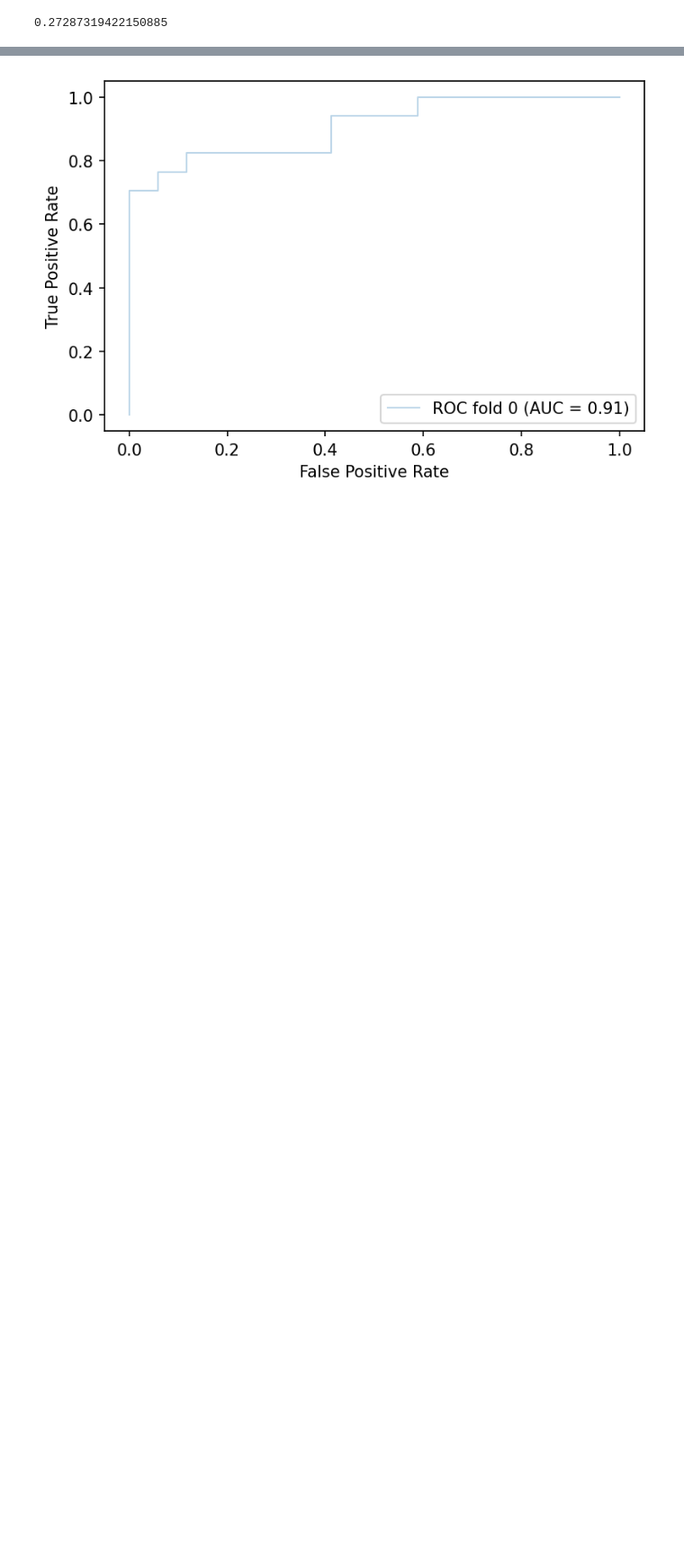
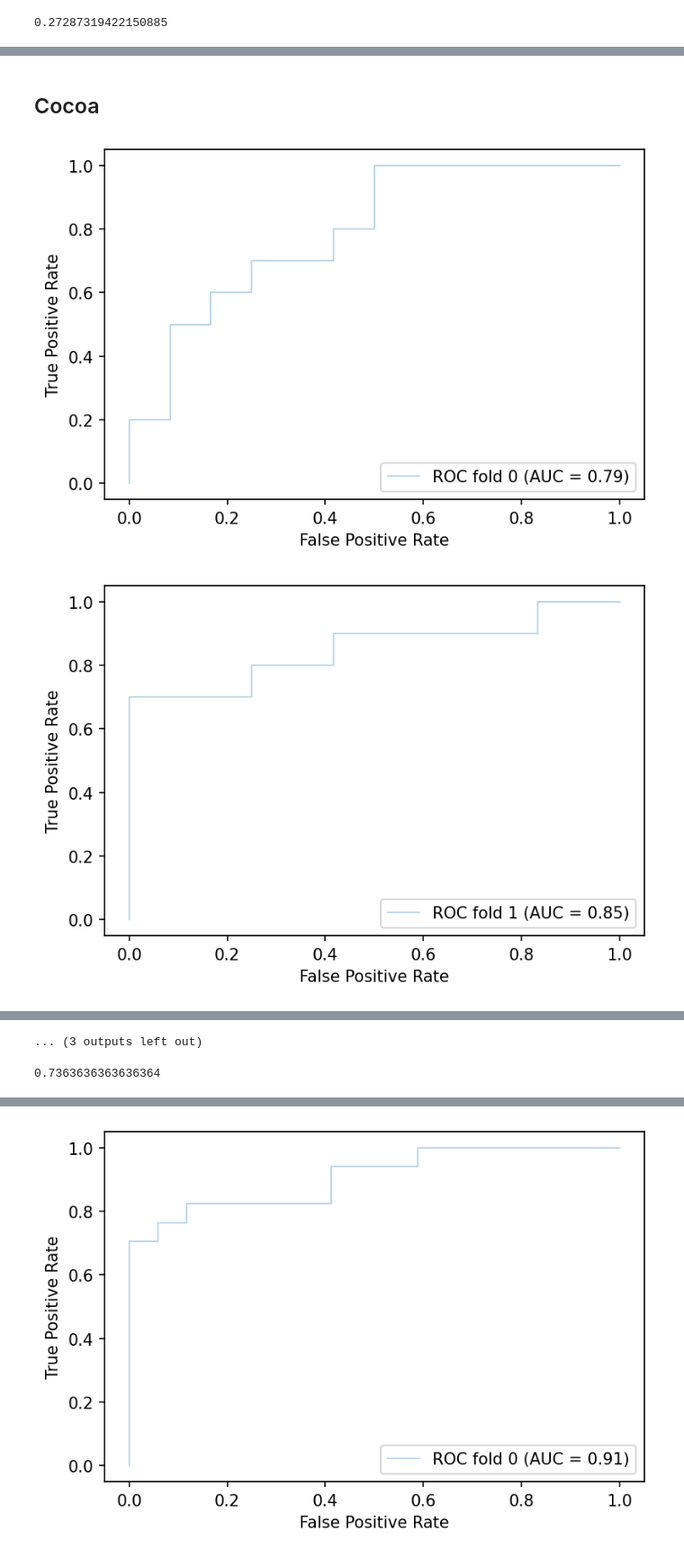
Before and after one commit to ChatterjeeAyan/FoodMineII, a Jupyter notebook: Milk Paper Ranking.ipynb, the cells around one changed output, grey strips where cells are left out. Shown at 90% size. Saved outputs shown, nothing was run; the diff lists cells and outputs as text; code cells hidden in the pictures; blank space fills up the shorter version.

```diff
--- a/Milk Paper Ranking.ipynb
+++ b/Milk Paper Ranking.ipynb
@@ -377,0 +417,10 @@ def xgboost_model(x,y,n_splits = 15):
+# %% [markdown]
+## Cocoa
+# %%
+xcocoa_train = cv_cocoa_data_train.copy().drop('class', axis = 1)
+ycocoa_train = cv_cocoa_data_train.copy()['class']
+# %%
+cocoa_cross_val,cocoa_train_auc = xgboost_model(xcocoa_train,ycocoa_train)
+# %% [output]
+[figure, added]
+[figure, added]
@@ -377,0 +437 @@ def xgboost_model(x,y,n_splits = 15):
+... (3 outputs left out)
@@ -377,0 +441,5 @@ def xgboost_model(x,y,n_splits = 15):
+# %%
+xgb_cocoa_predict = cocoa_cross_val.predict(xcocoa_test)
+roc_auc_score(ycocoa_test,xgb_cocoa_predict)
+# %% [output]
+0.7363636363636364
```
Also changed, not shown: parts of 61 cells of this notebook.
